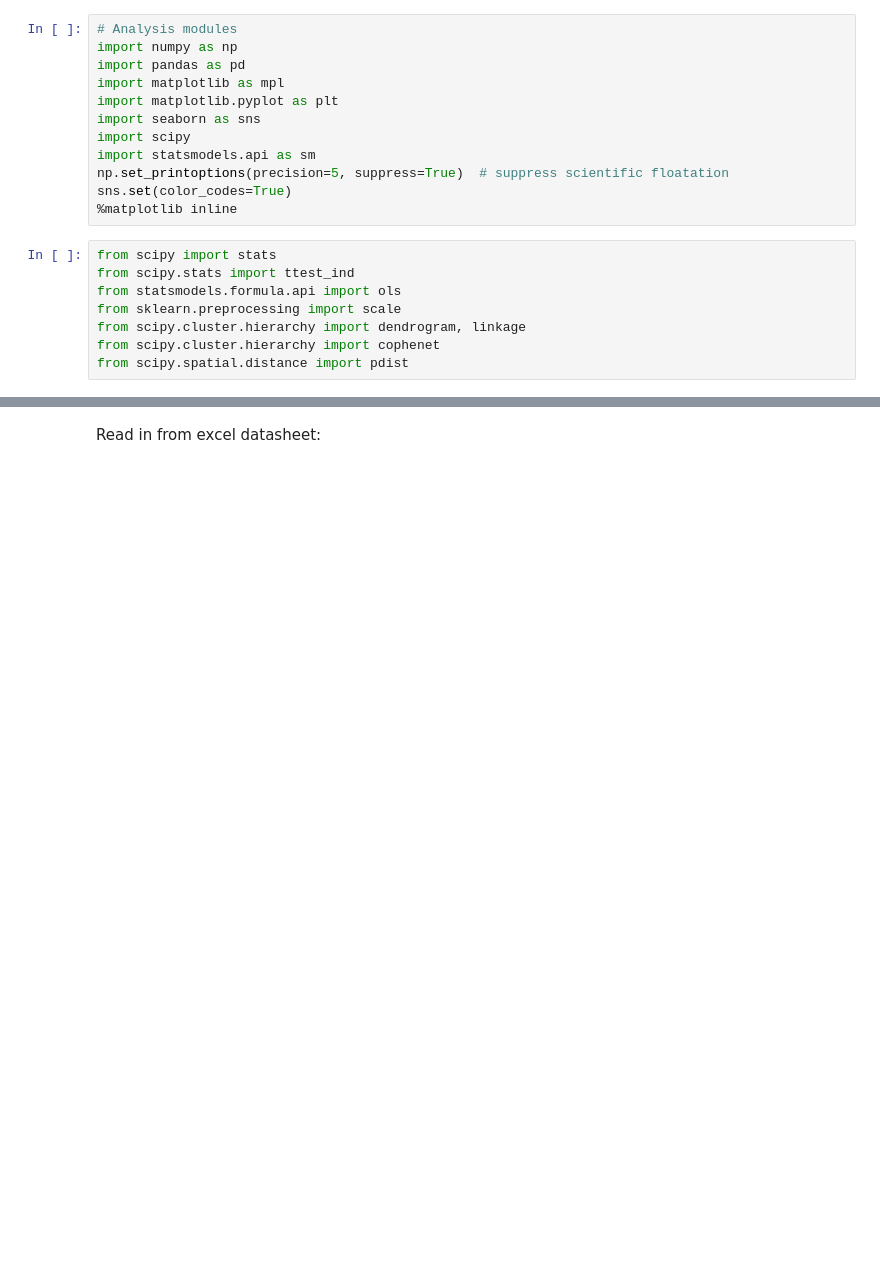
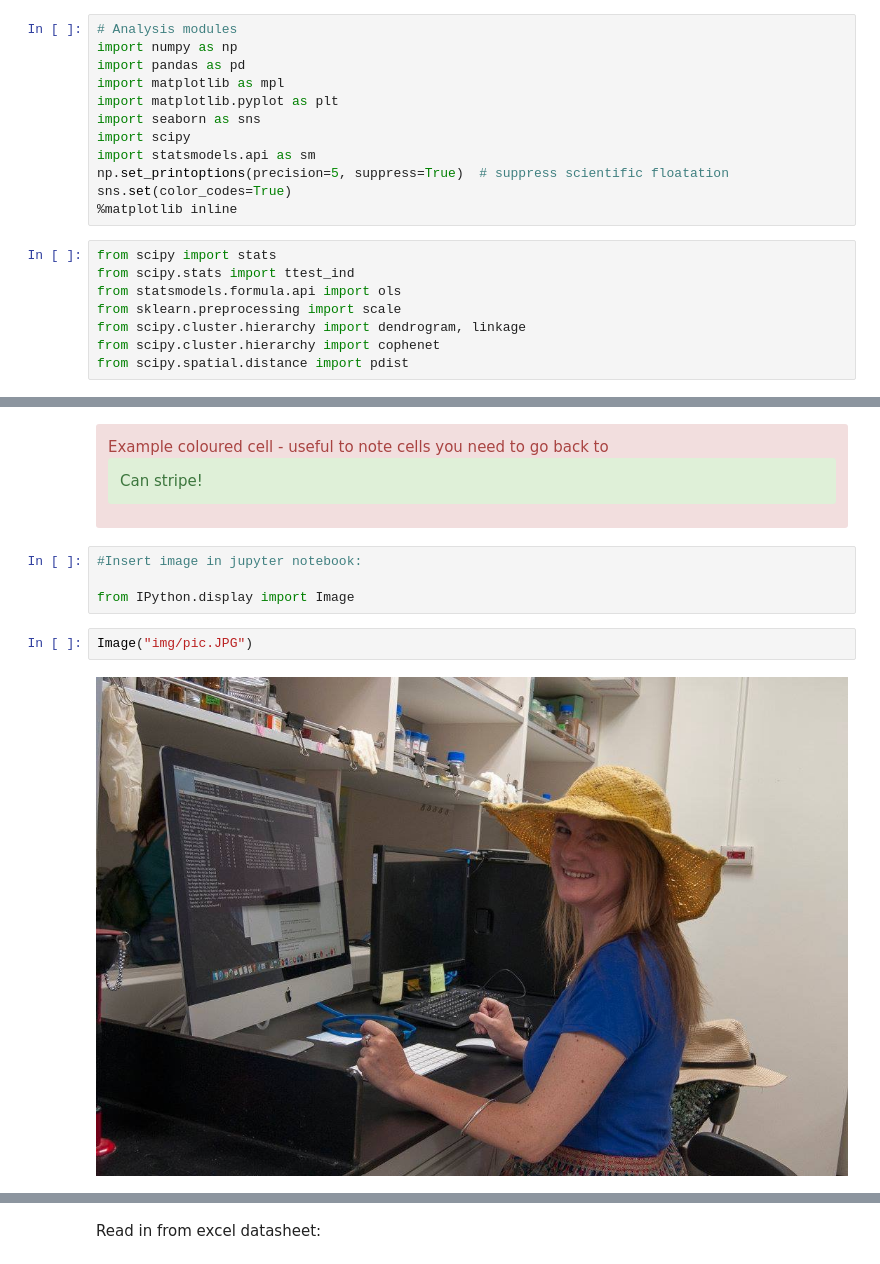
Before and after one commit to ckidner/PS4_data_analysis, a Jupyter notebook: Python_data_analysis.ipynb, the cells around one changed output, grey strips where cells are left out. Drawn from its saved outputs; the diff is of its cells as text; blank space fills up the shorter version.

Commit message:
added colour codes

```diff
--- a/Python_data_analysis.ipynb
+++ b/Python_data_analysis.ipynb
@@ -20,0 +42,13 @@ from scipy.spatial.distance import pdist
+# %% [markdown]
+<div class = "alert alert-danger">
+Example coloured cell - useful to note cells you need to go back to
+<div class = "alert alert-success">
+Can stripe!
+# %%
+#Insert image in jupyter notebook:
+
+from IPython.display import Image
+# %%
+Image("img/pic.JPG")
+# %% [output]
+[figure, added]
```
Also changed, not shown: parts of 9 cells of this notebook.
